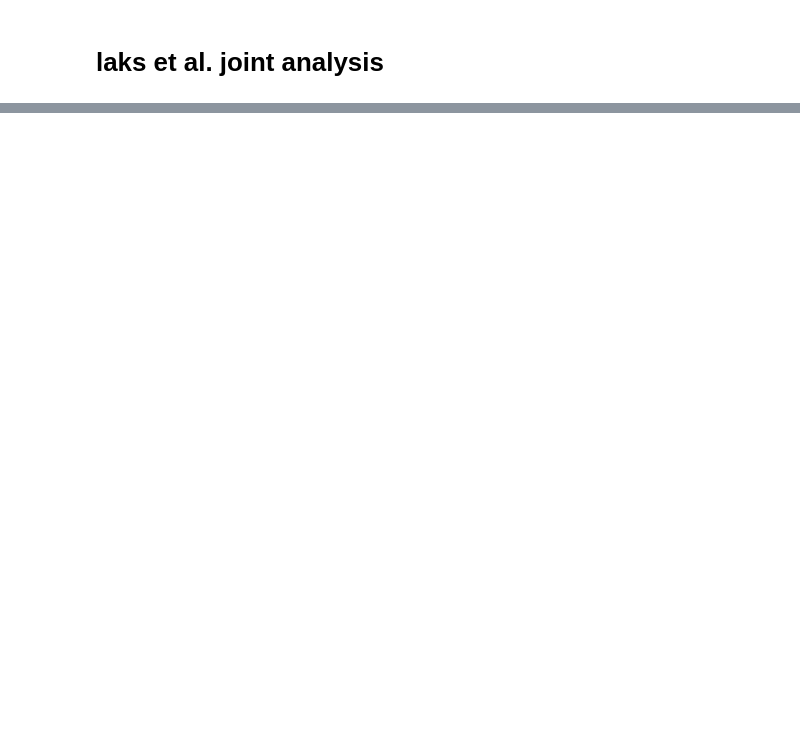
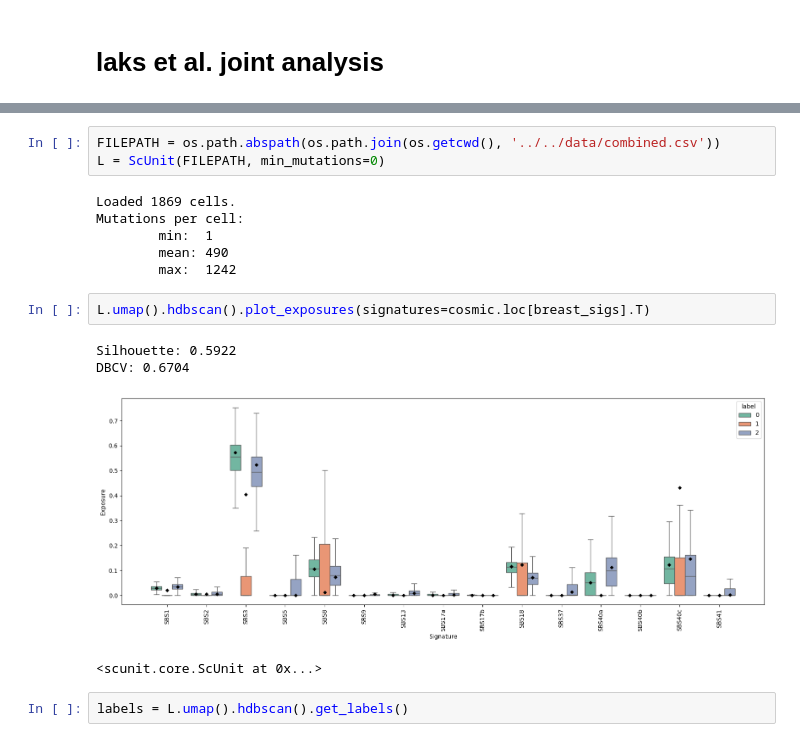
Before and after one commit to wojtowicz-lab/sc-cancer-sig-deconv, a Jupyter notebook: raporty/raport-060526.ipynb, the cells around one changed output, grey strips where cells are left out. Cells and saved outputs as stored; diff of their text form; blank space fills up the shorter version.

```diff
--- a/raporty/raport-060526.ipynb
+++ b/raporty/raport-060526.ipynb
@@ -78,0 +172,18 @@ test_signature_exposures(exposures, labels, clr_transform=False)
+# %%
+FILEPATH = os.path.abspath(os.path.join(os.getcwd(), '../../data/combined.csv'))
+L = ScUnit(FILEPATH, min_mutations=0)
+# %% [output]
+Loaded 1869 cells.
+Mutations per cell:
+        min:  1
+        mean: 490
+        max:  1242
+# %%
+L.umap().hdbscan().plot_exposures(signatures=cosmic.loc[breast_sigs].T)
+# %% [output]
+Silhouette: 0.5922
+DBCV: 0.6704
+[figure, added]
+<scunit.core.ScUnit at 0x...>
+# %%
+labels = L.umap().hdbscan().get_labels()
```
Also changed, not shown: parts of 11 cells of this notebook.
